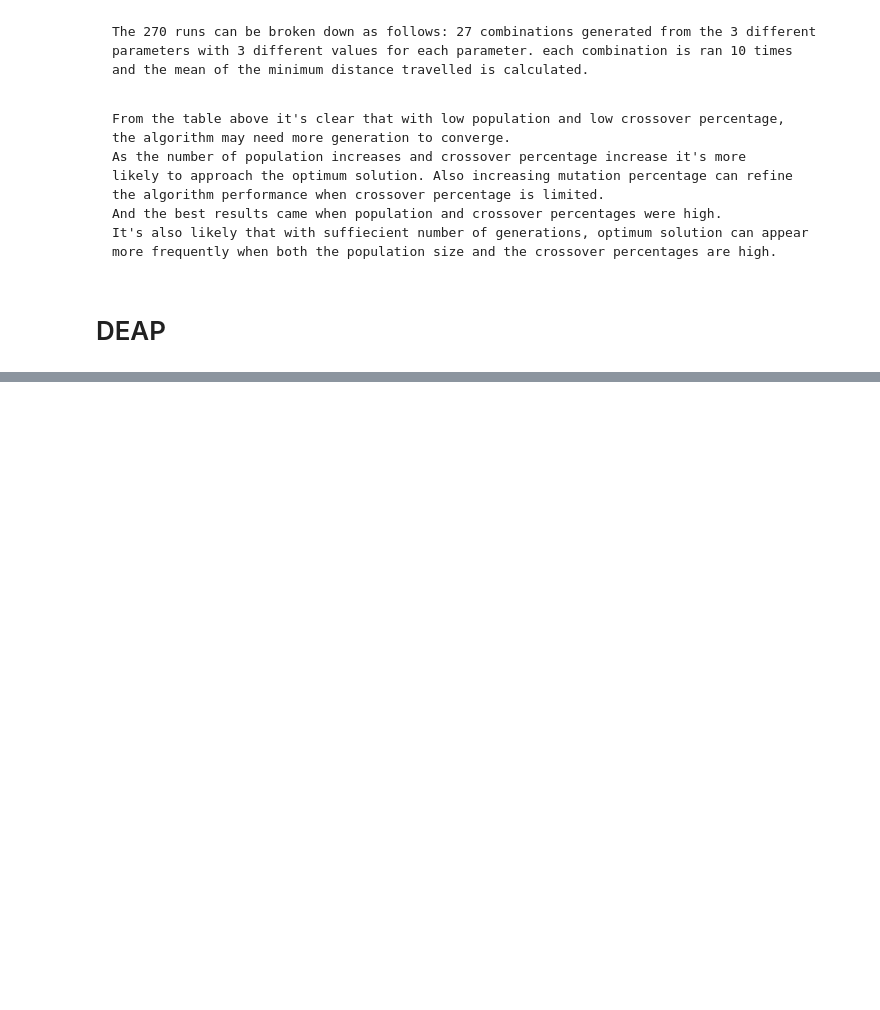
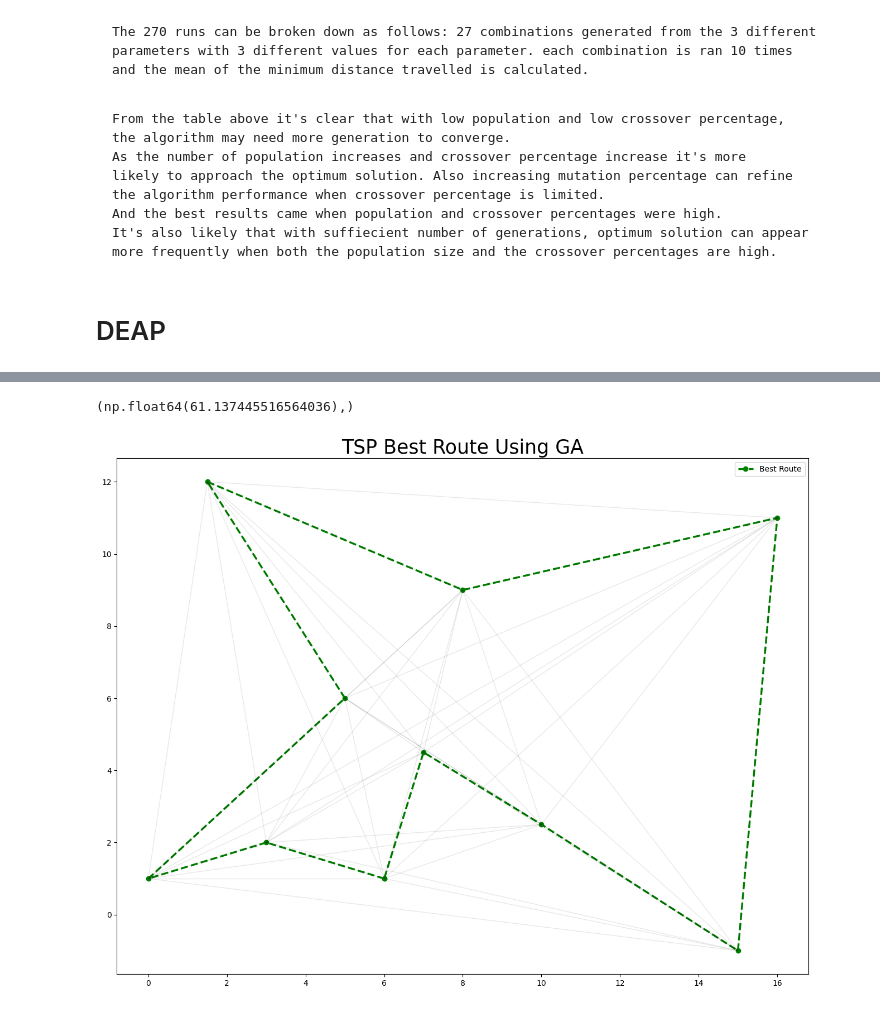
Before and after one commit to ApinisAtvars/Advanced_AI, a Jupyter notebook: session5/TSP_Genetic_Algorithm_Questions.ipynb, the cells around one changed output, grey strips where cells are left out. Drawn from its saved outputs; the diff is of its cells as text; code cells hidden in the pictures; blank space fills up the shorter version.

```diff
--- a/session5/TSP_Genetic_Algorithm_Questions.ipynb
+++ b/session5/TSP_Genetic_Algorithm_Questions.ipynb
@@ -663,0 +644,7 @@ The minimum distance is 70.13529970146391
+# %%
+from deap import tools
+
+toolbox = base.Toolbox()
+toolbox.register("attr_path", create_individual, cities_list=cities_indices)
+toolbox.register("individual", tools.initIterate, creator.Individual, toolbox.attr_path)
+toolbox.register("population", tools.initRepeat, list, toolbox.individual)
@@ -663,0 +740,16 @@ The minimum distance is 70.13529970146391
+# %%
+toolbox.evaluate(pop[4])
+# %% [output]
+(np.float64(61.137445516564036),)
+# %%
+x_shortest = []
+y_shortest = []
+path_in_words = []
+for city in pop[0]:
+    x_value, y_value = city_coords[city]
+    x_shortest.append(x_value)
+    y_shortest.append(y_value)
+    path_in_words.append(cities_names[city])
+
+x_shortest.append(x_shortest[0])
+y_shortest.append(y_shortest[0])
@@ -663,0 +758,27 @@ The minimum distance is 70.13529970146391
+# %%
+fig, ax = plt.subplots()
+ax.plot(x_shortest, y_shortest, '--go', label='Best Route', linewidth=2.5)
+plt.legend()
+
+for i in range(len(x)):
+    for j in range(i + 1, len(x)):
+        ax.plot([x[i], x[j]], [y[i], y[j]], 'k-', alpha=0.09, linewidth=1)
+
+plt.title(label="TSP Best Route Using GA",
+          fontsize=25,
+          color="k")
+
+# str_params = '\n'+str(n_generations)+' Generations\n'+str(n_population)+' Population Size\n'+str(crossover_per)+' Crossover\n'+str(mutation_per)+' Mutation'
+# plt.suptitle("Total Distance Travelled: "+
+            #  str(round(minimum_distance, 3)) +
+            #  str_params, fontsize=18, y = 1.047)
+
+# for i, txt in enumerate(pop[0]):
+#     ax.annotate(str(i+1)+ "- " + txt, (x_shortest[i], y_shortest[i]), fontsize= 20)
+
+fig.set_size_inches(16, 12)
+# plt.grid(color='k', linestyle='dotted')
+plt.savefig('solution.png')
+plt.show()
+# %% [output]
+[figure, added]
```
Also changed, not shown: parts of 23 cells of this notebook, 9 other files.
